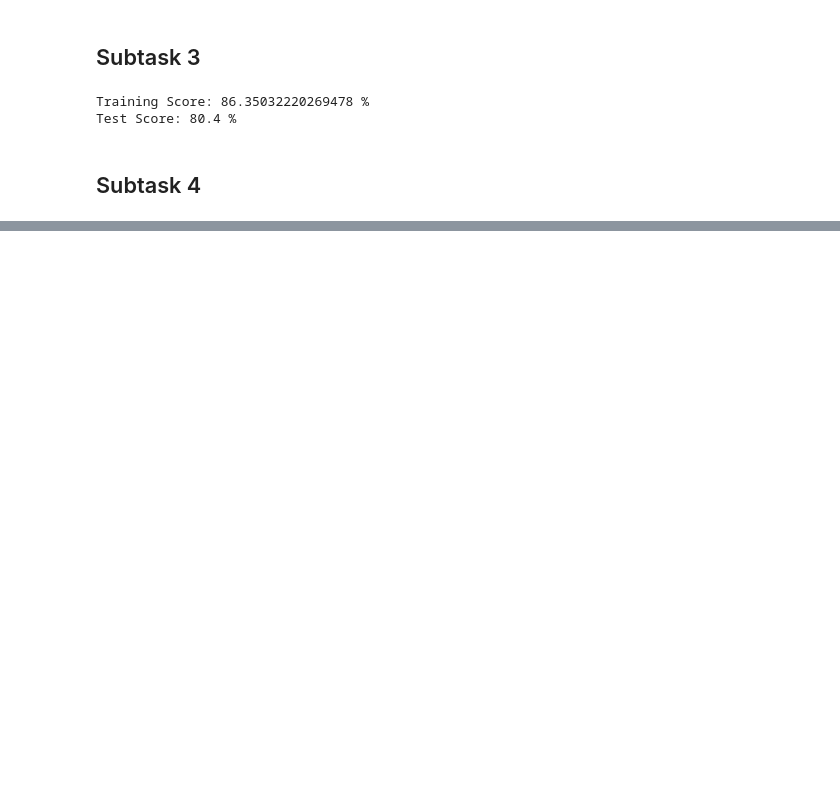
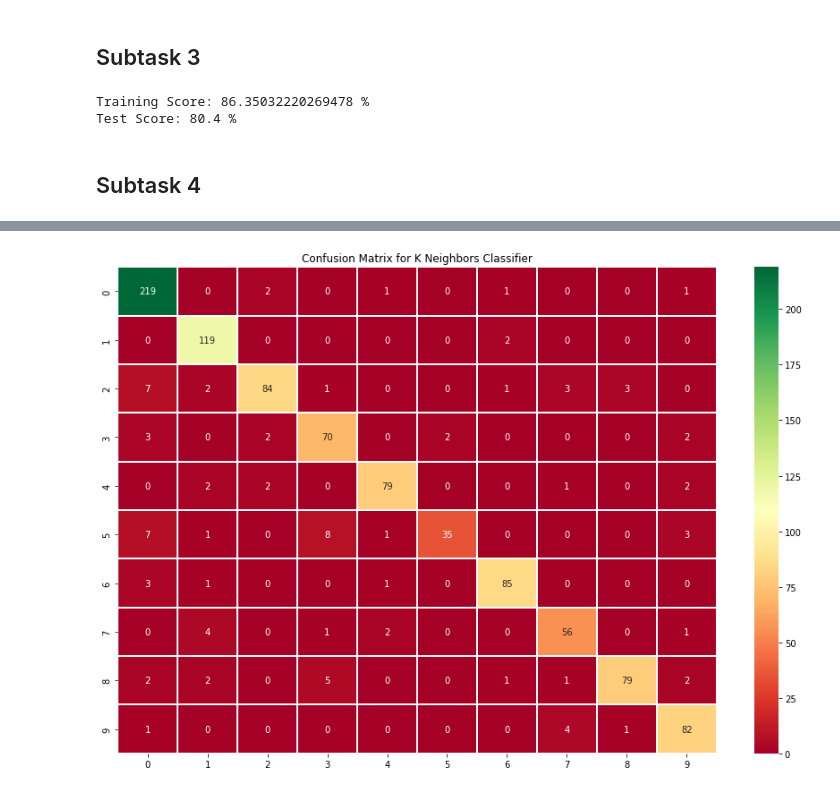
Before and after one commit to vanbuncha/idl, a Jupyter notebook: as0/IntroDL_Assignment0.ipynb, the cells around one changed output, grey strips where cells are left out. Saved outputs shown, nothing was run; the diff lists cells and outputs as text; code cells hidden in the pictures; blank space fills up the shorter version.

```diff
--- a/as0/IntroDL_Assignment0.ipynb
+++ b/as0/IntroDL_Assignment0.ipynb
@@ -218,3 +238,6 @@ sns.heatmap(nmc_conf, annot=True, fmt=".0f", cmap='RdYlGn', linewidths=0.30).set
 # %%
 knn_conf = confusion_matrix(test_out, knn_test_pred, labels=range(0, 10))
+plt.figure(figsize=(15,10))
 sns.heatmap(knn_conf, annot=True, fmt=".0f", cmap='RdYlGn', linewidths=0.30).set(title='Confusion Matrix for K Neighbors Classifier');
+# %% [output]
+[figure, added]
```
Also changed, not shown: parts of 10 cells of this notebook.
